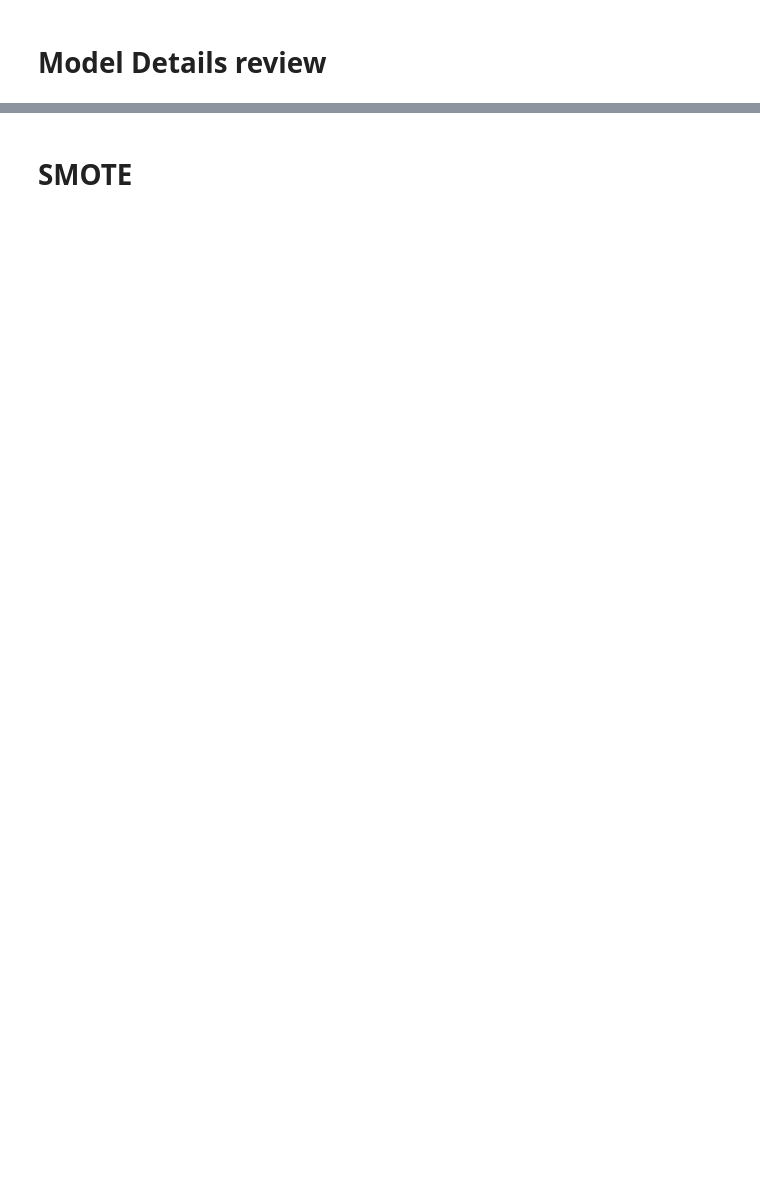
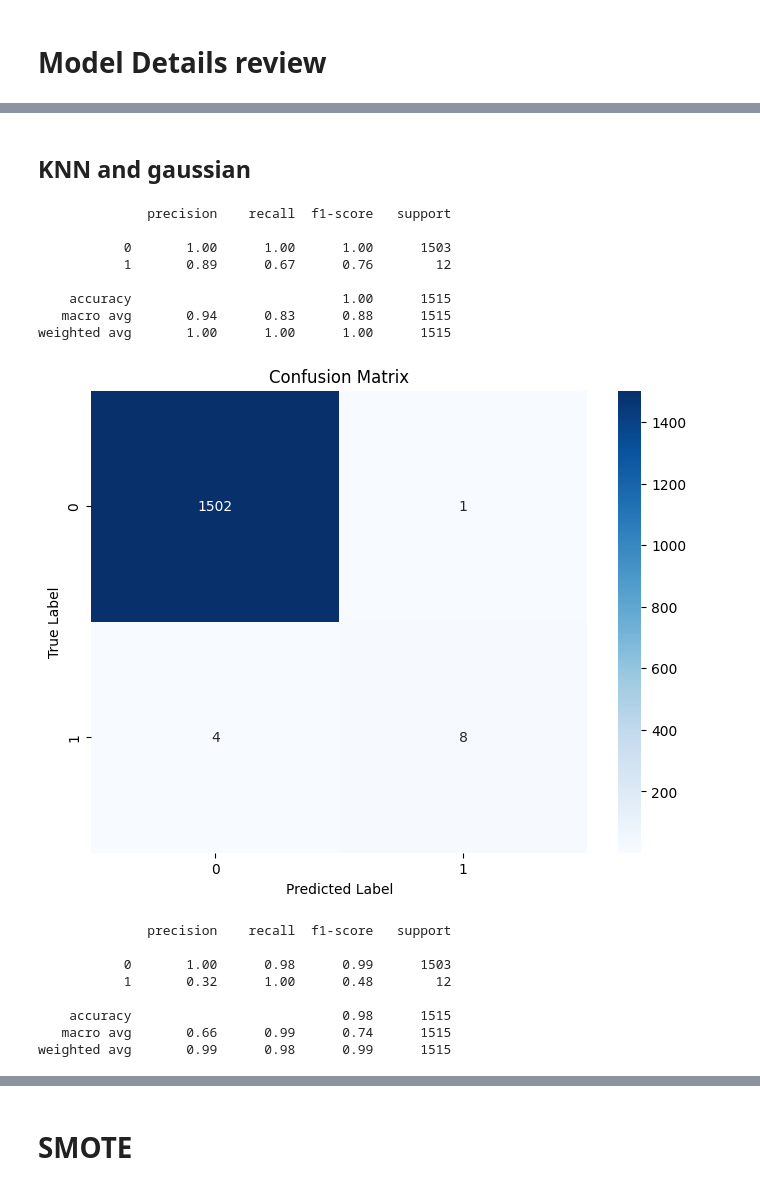
Before and after one commit to Dandata0101/mbs-fraud-detection, a Jupyter notebook: Classwork_day03.ipynb, the cells around one changed output, grey strips where cells are left out. Saved outputs shown, nothing was run; the diff lists cells and outputs as text; code cells hidden in the pictures; blank space fills up the shorter version.

```diff
--- a/Classwork_day03.ipynb
+++ b/Classwork_day03.ipynb
@@ -84,0 +134,23 @@ weighted avg       0.86      0.85      0.86     92254
+# %% [markdown]
+## KNN and gaussian
+# %%
+train_and_evaluate_knn(df4, 'Class', ['id'], n_neighbors=5, return_accuracy_only=False)
+train_and_evaluate_gaussian_nb(df4, 'Class', ['id'], return_accuracy_only=False)
+# %% [output]
+              precision    recall  f1-score   support
+
+           0       1.00      1.00      1.00      1503
+           1       0.89      0.67      0.76        12
+
+    accuracy                           1.00      1515
+   macro avg       0.94      0.83      0.88      1515
+weighted avg       1.00      1.00      1.00      1515
+[figure, added]
+              precision    recall  f1-score   support
+
+           0       1.00      0.98      0.99      1503
+           1       0.32      1.00      0.48        12
+
+    accuracy                           0.98      1515
+   macro avg       0.66      0.99      0.74      1515
+weighted avg       0.99      0.98      0.99      1515
```
Also changed, not shown: parts of 8 cells of this notebook, 4 other files.
